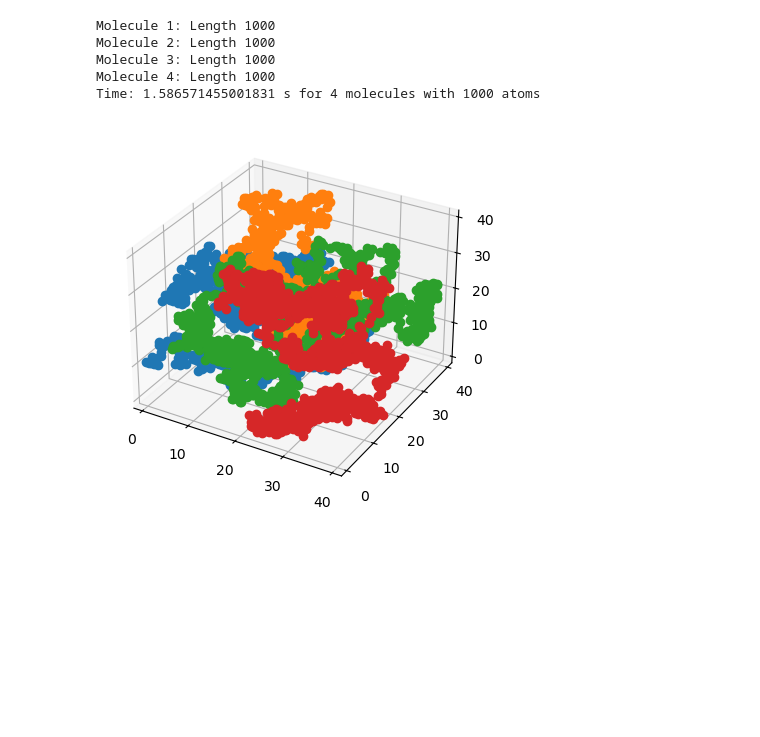
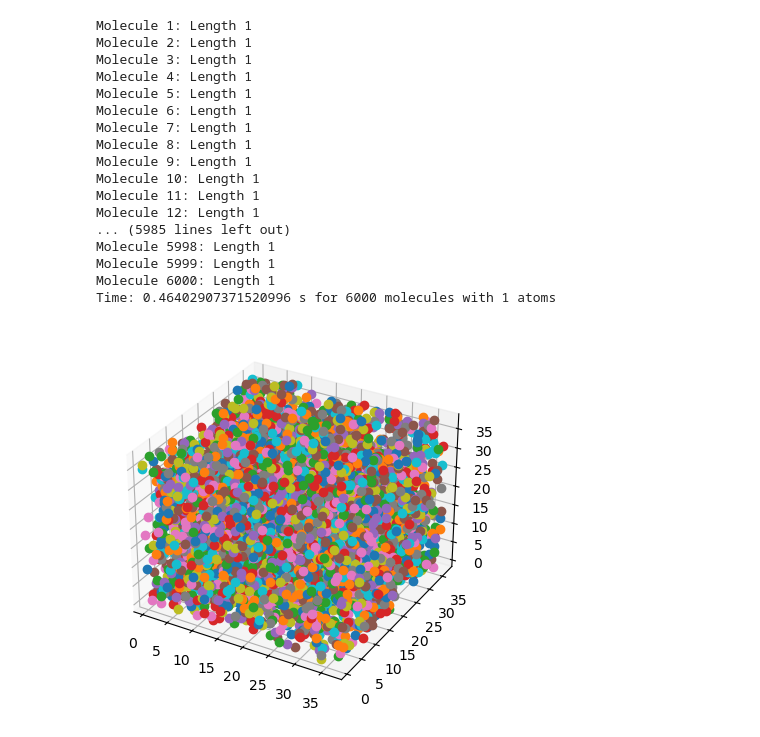
Before and after one commit to cmelab/Molecule_random_walk, a Jupyter notebook: 3D_class.ipynb, the cells around one changed output. Drawn from its saved outputs; the diff is of its cells as text; code cells hidden in the pictures; blank space fills up the shorter version.

```diff
--- a/3D_class.ipynb
+++ b/3D_class.ipynb
@@ -2,9 +2,9 @@
 import numpy as np
 import random
 import matplotlib.pyplot as plt
-from mpl_toolkits.mplot3d import Axes3D
 import time
 import csv
+import gsd.hoomd
 
 start_time = time.time()  # Starting a timer
 
@@ -114,6 +114,15 @@ class System:  # The array within which the molecules will sit
             for path in self.all_paths:
                 writer.writerow(path)
 
+    # def to_gsd(self):
+    #     s = gsd.hoomd.Frame()
+    #     s.particles.N = self.num_mols
+    #     s.particles.types = ['A']
+    #     # s.particles.typeid = [0,0,1,1]
+    #     s.particles.position = [[]]
+    #     s.configuration.box = [self.box_length, self.box_length, self.box_length, 0, 0, 0]traj = gsd.hoomd.open(name='test.gsd', mode='w')
+    #     traj.append(s)
+
     def check_bond(self):
         pass
 
@@ -143,37 +152,49 @@ class System:  # The array within which the molecules will sit
                 if not success:
                     j += 1
                     if j >= self.rollback * 5:  # Check if too many erroneous moves have been made
                         position = self.undo()
                         self.rollback_count += 1
                         j = 0
                         if self.rollback_count >= 5:
                             position = self.mega_undo()
                             self.mega_undo_count += 1
                             self.rollback_count = 0
                             if self.mega_undo_count >= 5:
                                 position = self.undo_mol()
                                 self.rollback_count = 0  # Reset counters after undo_mol
                                 self.mega_undo_count = 0
                                 self.array[position[0], position[1], position[2]] = 1
                                 path = [position.tolist()]  # Reset path
                                 i = 1
                     continue
                 self.save(position)
                 path.append(position.tolist())
                 i += 1
                 j = 0
             self.save_mol(position)
             self.all_paths.append(path)
             print(f"Molecule {path_num + 1}: Length {len(path)}")
 
-PPS = System(1000, 4)
+PPS = System(1, 6000)
 PPS.walk()
 PPS.plot()
 PPS.output()
 # %% [output]
-Molecule 1: Length 1000
-Molecule 2: Length 1000
-Molecule 3: Length 1000
-Molecule 4: Length 1000
-Time: 1.586571455001831 s for 4 molecules with 1000 atoms
+Molecule 1: Length 1
+Molecule 2: Length 1
+Molecule 3: Length 1
+Molecule 4: Length 1
+Molecule 5: Length 1
+Molecule 6: Length 1
+Molecule 7: Length 1
+Molecule 8: Length 1
+Molecule 9: Length 1
+Molecule 10: Length 1
+Molecule 11: Length 1
+Molecule 12: Length 1
+... (5985 lines left out)
+Molecule 5998: Length 1
+Molecule 5999: Length 1
+Molecule 6000: Length 1
+Time: 0.46402907371520996 s for 6000 molecules with 1 atoms
-[figure, old version]
+[figure, new version]
```
